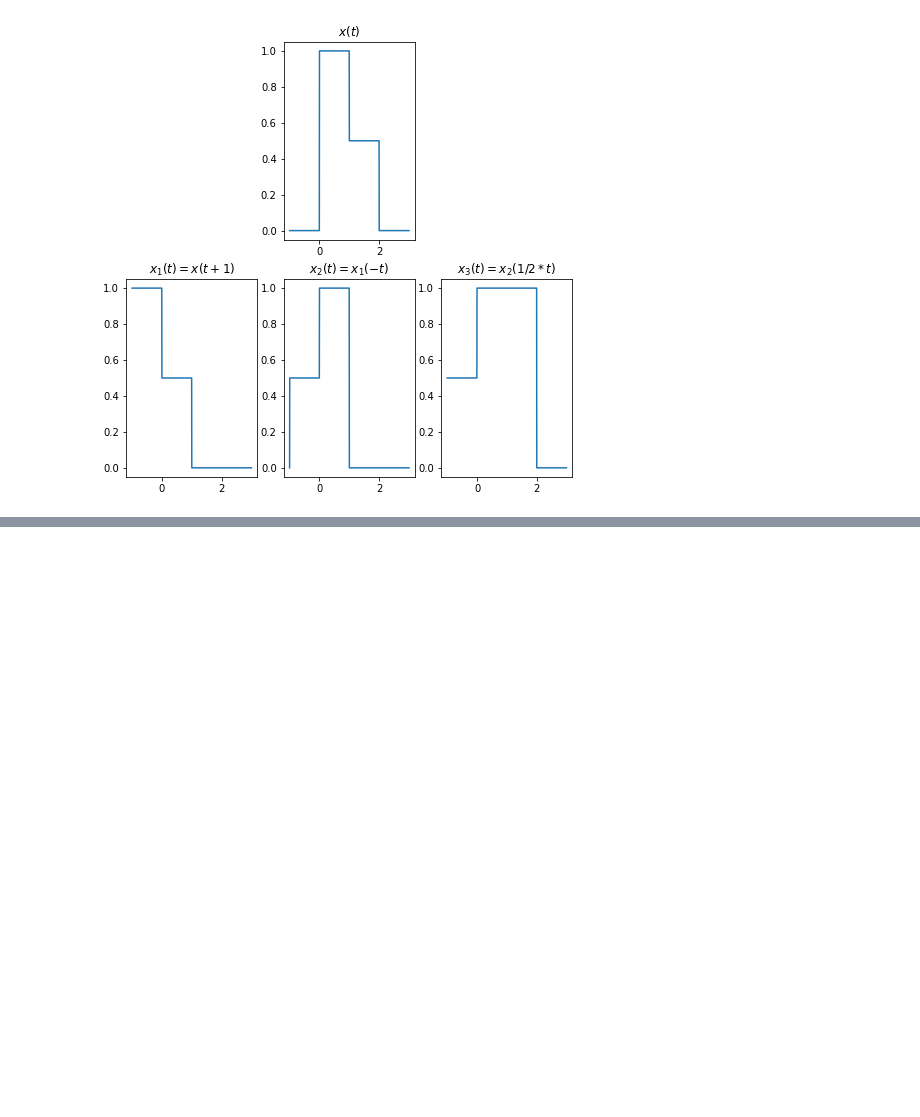
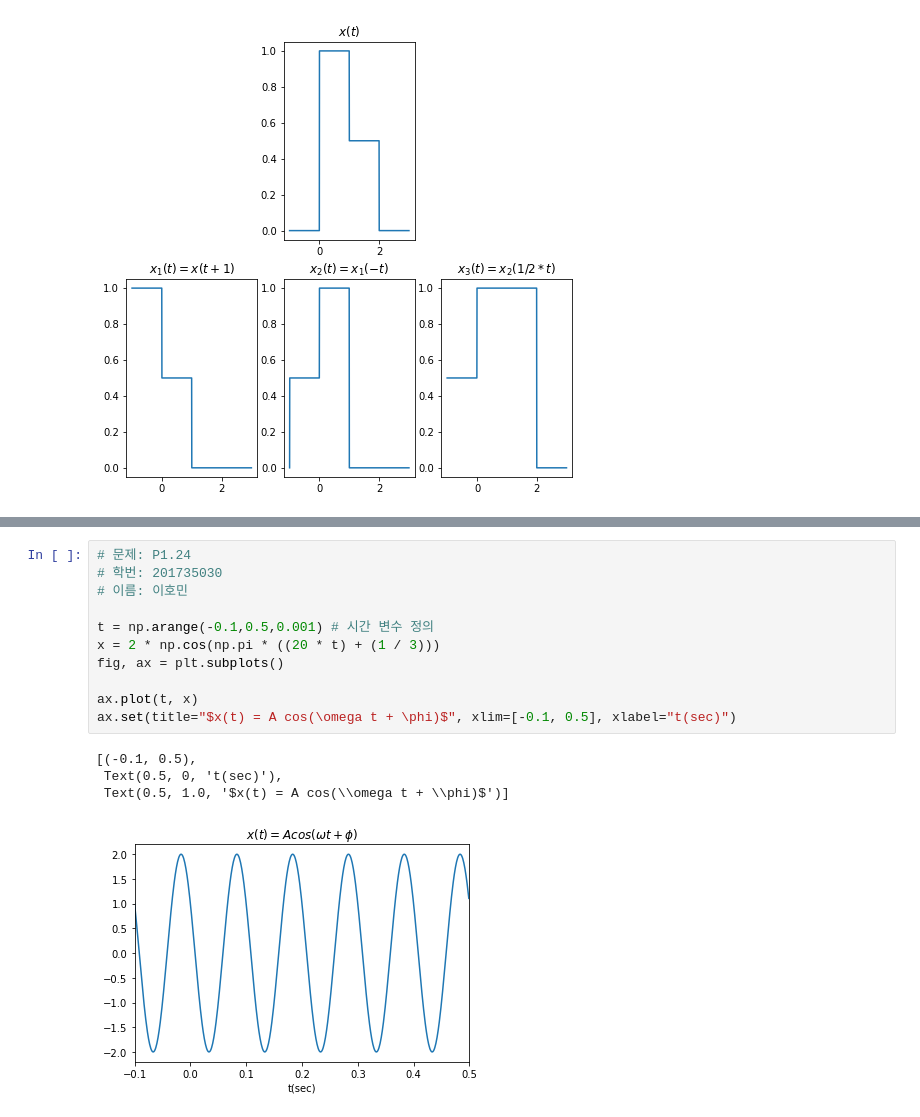
Before and after one commit to icaros7/signal_and_system_study, a Jupyter notebook: 2021_2_신호_및_시스템.ipynb, the cells around one changed output, grey strips where cells are left out. Cells and saved outputs as stored; diff of their text form; blank space fills up the shorter version.

```diff
--- a/2021_2_신호_및_시스템.ipynb
+++ b/2021_2_신호_및_시스템.ipynb
@@ -57,0 +84,16 @@ Text(0.5, 1.0, '$x_3(t) = x_2(1/2 * t)$')
+# %%
+# 문제: P1.24
+# 학번: 201735030
+# 이름: 이호민
+
+t = np.arange(-0.1,0.5,0.001) # 시간 변수 정의
+x = 2 * np.cos(np.pi * ((20 * t) + (1 / 3)))
+fig, ax = plt.subplots()
+
+ax.plot(t, x)
+ax.set(title="$x(t) = A cos(\omega t + \phi)$", xlim=[-0.1, 0.5], xlabel="t(sec)")
+# %% [output]
+[(-0.1, 0.5),
+ Text(0.5, 0, 't(sec)'),
+ Text(0.5, 1.0, '$x(t) = A cos(\\omega t + \\phi)$')]
+[figure, added]
```
Also changed, not shown: parts of 2 cells of this notebook.
